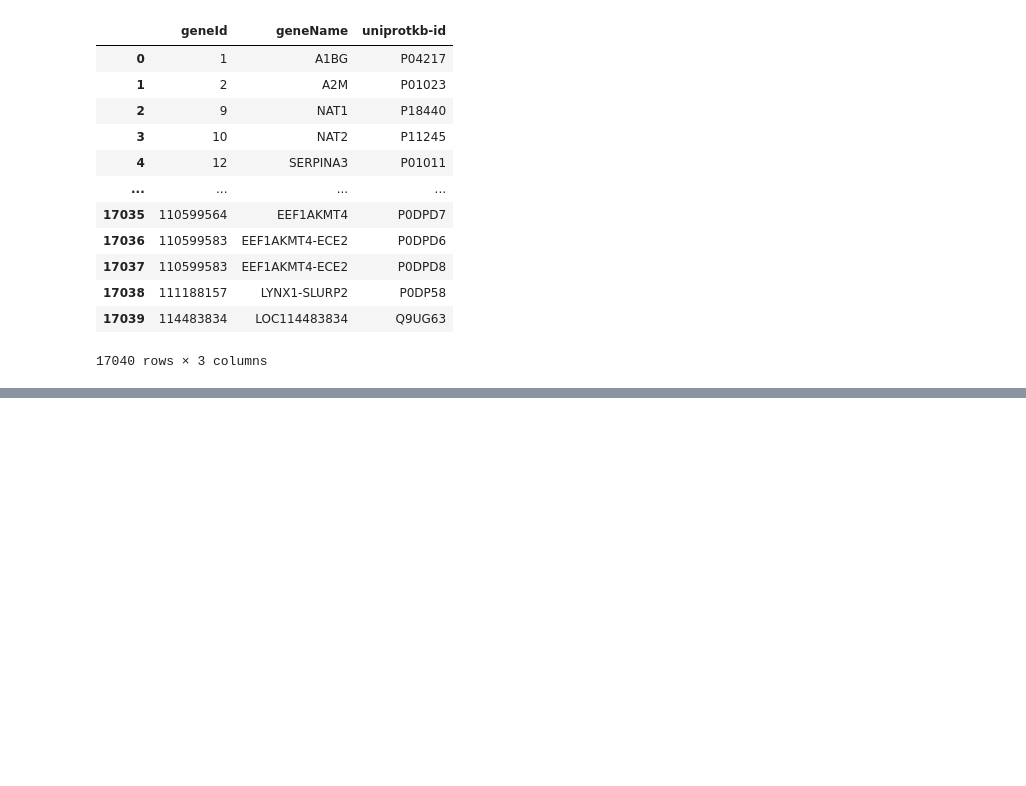
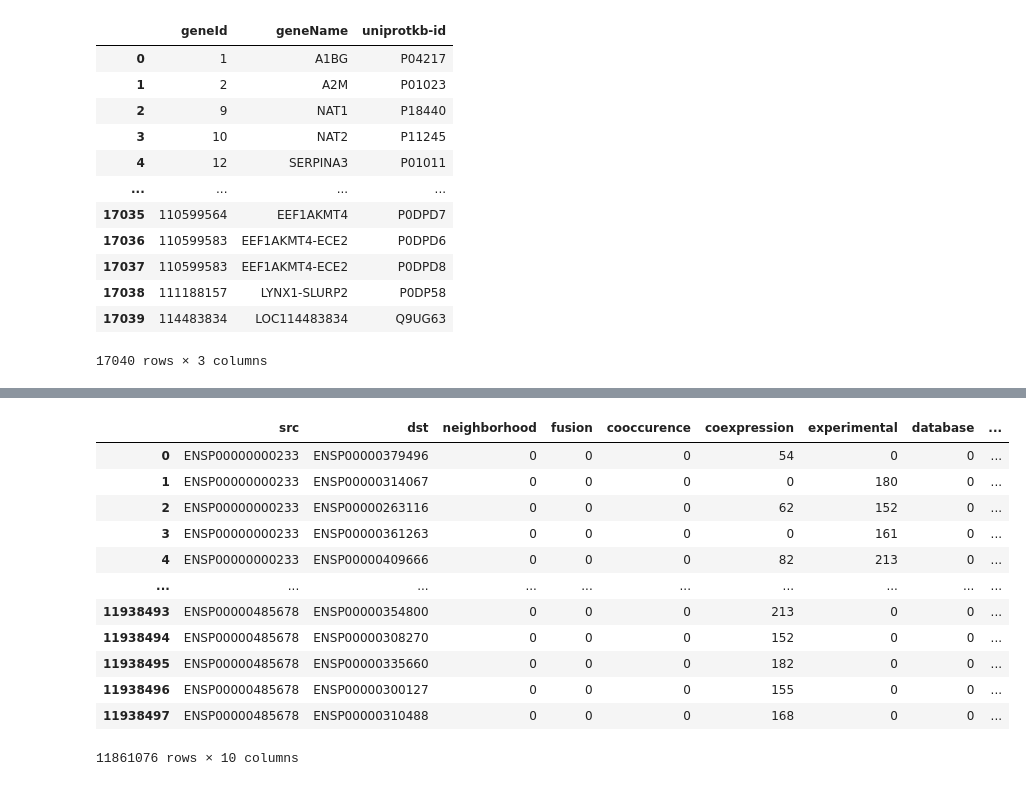
Before and after one commit to rangan2510/InteractDb-rc2, a Jupyter notebook: parser/genes_parser.ipynb, the cells around one changed output, grey strips where cells are left out. Cells and saved outputs as stored; diff of their text form; code cells hidden in the pictures; blank space fills up the shorter version.

```diff
--- a/parser/genes_parser.ipynb
+++ b/parser/genes_parser.ipynb
@@ -110,0 +268,6 @@ list(non_annot_genes).index(item)
+# %%
+temp_df2 = pd.merge(temp_df,drugbank_prot_df,on='uniprotkb-id',how='left')
+temp_df2 = temp_df2[['ensembl_id','uniprotkb-id','gene_names_x']]
+temp_df2.columns = ['ensembl_id','uniprotkb_id','gene_names']
+temp_df2 = temp_df2.drop_duplicates()
+temp_df2
@@ -110,0 +288,4 @@ list(non_annot_genes).index(item)
+# %%
+temp_df2['is_known_drug_tgt'] = [i in drugbank_tgt_df['uniprotkb-id'].to_list() for i in temp_df2['uniprotkb_id'].to_list()]
+temp_df2['is_disease_associated'] = [i in disgenet_df3['uniprotkb-id'].to_list() for i in temp_df2['uniprotkb_id'].to_list()]
+temp_df2
@@ -110,0 +331,21 @@ list(non_annot_genes).index(item)
+# %%
+temp_e_df = gene_edges[gene_edges['protein1'].isin(ensembl_prot_ids_final)]
+temp_e_df = temp_e_df[temp_e_df['protein2'].isin(ensembl_prot_ids_final)]
+temp_e_df.columns = ['src', 'dst', 'neighborhood', 'fusion', 'cooccurence',
+       'coexpression', 'experimental', 'database', 'textmining',
+       'combined_score']
+temp_e_df
+# %% [output]
+|  | src | dst | neighborhood | fusion | cooccurence | coexpression | experimental | database | ... |
+| 0 | ENSP00000000233 | ENSP00000379496 | 0 | 0 | 0 | 54 | 0 | 0 | ... |
+| 1 | ENSP00000000233 | ENSP00000314067 | 0 | 0 | 0 | 0 | 180 | 0 | ... |
+| 2 | ENSP00000000233 | ENSP00000263116 | 0 | 0 | 0 | 62 | 152 | 0 | ... |
+| 3 | ENSP00000000233 | ENSP00000361263 | 0 | 0 | 0 | 0 | 161 | 0 | ... |
+| 4 | ENSP00000000233 | ENSP00000409666 | 0 | 0 | 0 | 82 | 213 | 0 | ... |
+| ... | ... | ... | ... | ... | ... | ... | ... | ... | ... |
+| 11938493 | ENSP00000485678 | ENSP00000354800 | 0 | 0 | 0 | 213 | 0 | 0 | ... |
+| 11938494 | ENSP00000485678 | ENSP00000308270 | 0 | 0 | 0 | 152 | 0 | 0 | ... |
+| 11938495 | ENSP00000485678 | ENSP00000335660 | 0 | 0 | 0 | 182 | 0 | 0 | ... |
+| 11938496 | ENSP00000485678 | ENSP00000300127 | 0 | 0 | 0 | 155 | 0 | 0 | ... |
+| 11938497 | ENSP00000485678 | ENSP00000310488 | 0 | 0 | 0 | 168 | 0 | 0 | ... |
+11861076 rows × 10 columns
```
Also changed, not shown: parts of 34 cells of this notebook, 43 other files.
